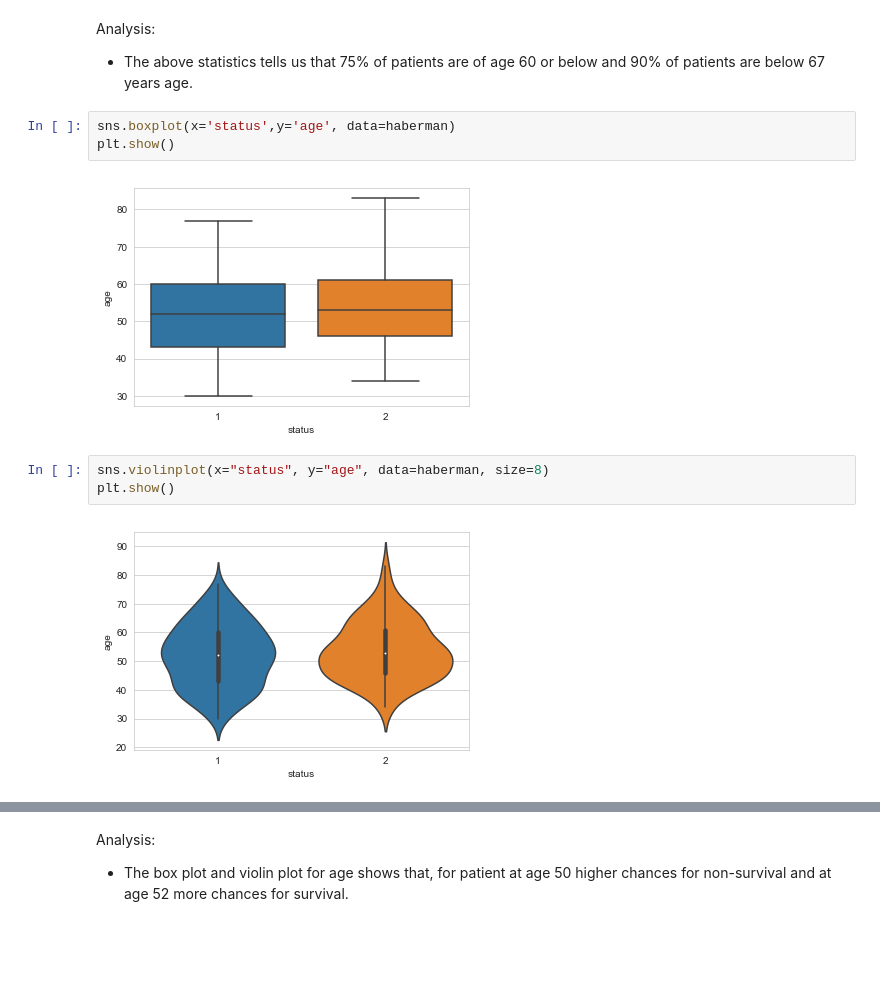
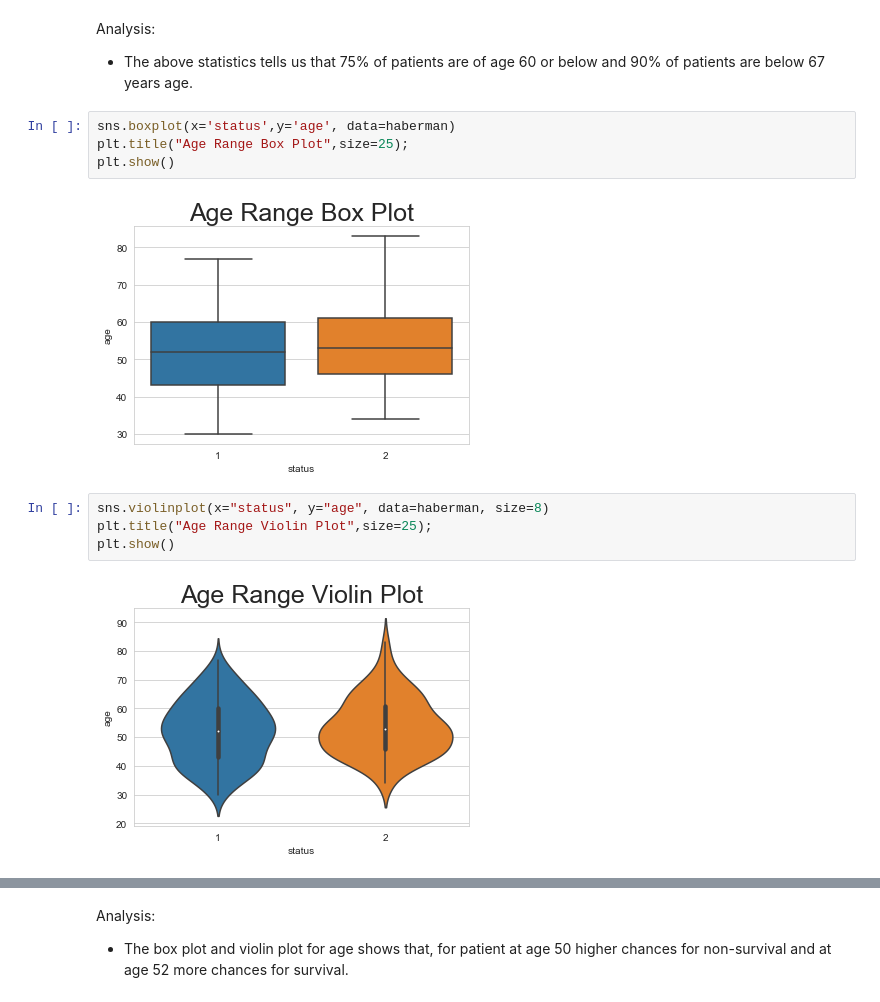
Before and after one commit to akshayrcc/EDA-haberman-dataset, a Jupyter notebook: EDA_haberman.ipynb, the cells around one changed output, grey strips where cells are left out. Cells and saved outputs as stored; diff of their text form; blank space fills up the shorter version.

```diff
--- a/EDA_haberman.ipynb
+++ b/EDA_haberman.ipynb
@@ -177,13 +180,15 @@ Analysis:
 * The above statistics tells us that 75% of patients are of age 60 or below and 90% of patients are below 67 years age.
 # %%
 sns.boxplot(x='status',y='age', data=haberman)
+plt.title("Age Range Box Plot",size=25);
 plt.show()
 # %% [output]
-[figure, old version]
+[figure, new version]
 # %%
 sns.violinplot(x="status", y="age", data=haberman, size=8)
+plt.title("Age Range Violin Plot",size=25);
 plt.show()
 # %% [output]
-[figure, old version]
+[figure, new version]
 # %%
 sns.violinplot(x="status", y="year", data=haberman, size=8)
```
Also changed, not shown: parts of 10 cells of this notebook.
